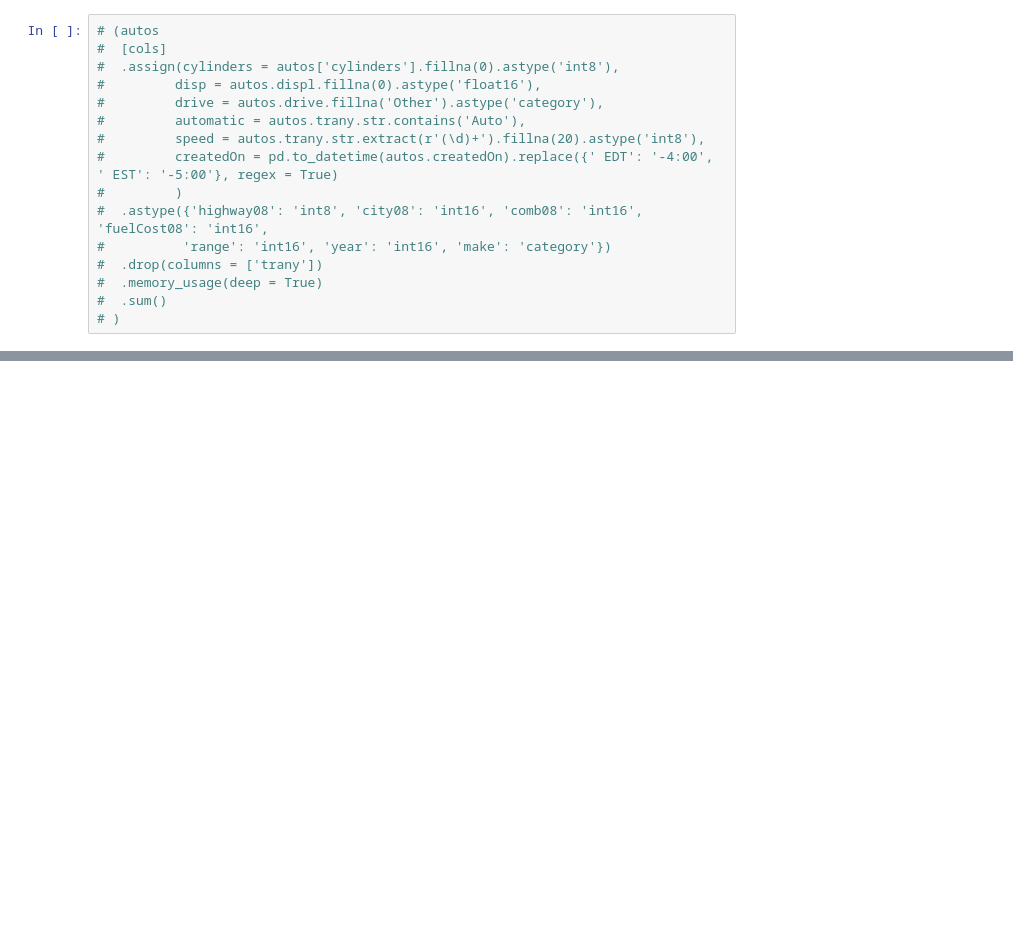
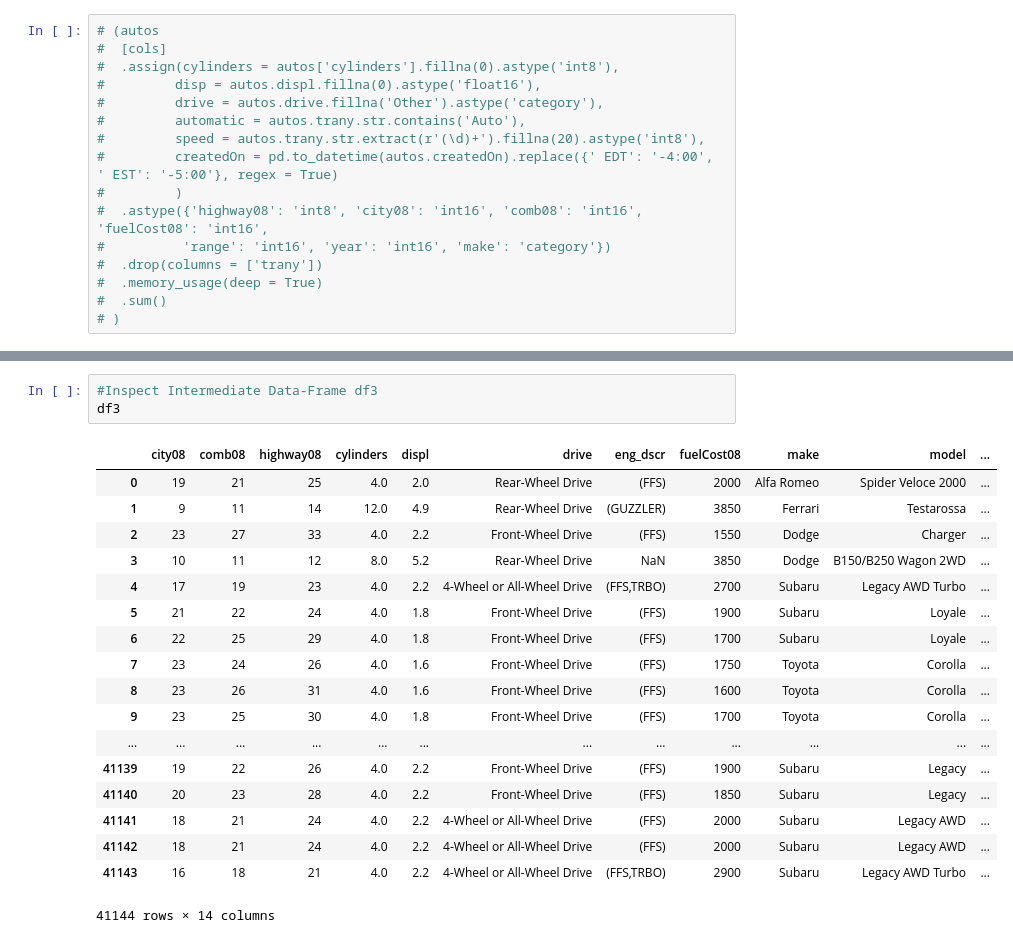
Before and after one commit to realfaiq/100-Days-of-Python, a Jupyter notebook: Data-Preprocessing/Pandas/7-Best Practices in Pandas.ipynb, the cells around one changed output, grey strips where cells are left out. Saved outputs shown, nothing was run; the diff lists cells and outputs as text; blank space fills up the shorter version.

```diff
--- a/Data-Preprocessing/Pandas/7-Best Practices in Pandas.ipynb
+++ b/Data-Preprocessing/Pandas/7-Best Practices in Pandas.ipynb
@@ -509,0 +680,22 @@ Name: count, dtype: int64
+# %%
+#Inspect Intermediate Data-Frame df3
+df3
+# %% [output]
+|  | city08 | comb08 | highway08 | cylinders | displ | drive | eng_dscr | fuelCost08 | make | model | ... |
+| 0 | 19 | 21 | 25 | 4.0 | 2.0 | Rear-Wheel Drive | (FFS) | 2000 | Alfa Romeo | Spider Veloce 2000 | ... |
+| 1 | 9 | 11 | 14 | 12.0 | 4.9 | Rear-Wheel Drive | (GUZZLER) | 3850 | Ferrari | Testarossa | ... |
+| 2 | 23 | 27 | 33 | 4.0 | 2.2 | Front-Wheel Drive | (FFS) | 1550 | Dodge | Charger | ... |
+| 3 | 10 | 11 | 12 | 8.0 | 5.2 | Rear-Wheel Drive | NaN | 3850 | Dodge | B150/B250 Wagon 2WD | ... |
+| 4 | 17 | 19 | 23 | 4.0 | 2.2 | 4-Wheel or All-Wheel Drive | (FFS,TRBO) | 2700 | Subaru | Legacy AWD Turbo | ... |
+| 5 | 21 | 22 | 24 | 4.0 | 1.8 | Front-Wheel Drive | (FFS) | 1900 | Subaru | Loyale | ... |
+| 6 | 22 | 25 | 29 | 4.0 | 1.8 | Front-Wheel Drive | (FFS) | 1700 | Subaru | Loyale | ... |
+| 7 | 23 | 24 | 26 | 4.0 | 1.6 | Front-Wheel Drive | (FFS) | 1750 | Toyota | Corolla | ... |
+| 8 | 23 | 26 | 31 | 4.0 | 1.6 | Front-Wheel Drive | (FFS) | 1600 | Toyota | Corolla | ... |
+| 9 | 23 | 25 | 30 | 4.0 | 1.8 | Front-Wheel Drive | (FFS) | 1700 | Toyota | Corolla | ... |
+| ... | ... | ... | ... | ... | ... | ... | ... | ... | ... | ... | ... |
+| 41139 | 19 | 22 | 26 | 4.0 | 2.2 | Front-Wheel Drive | (FFS) | 1900 | Subaru | Legacy | ... |
+| 41140 | 20 | 23 | 28 | 4.0 | 2.2 | Front-Wheel Drive | (FFS) | 1850 | Subaru | Legacy | ... |
+| 41141 | 18 | 21 | 24 | 4.0 | 2.2 | 4-Wheel or All-Wheel Drive | (FFS) | 2000 | Subaru | Legacy AWD | ... |
+| 41142 | 18 | 21 | 24 | 4.0 | 2.2 | 4-Wheel or All-Wheel Drive | (FFS) | 2000 | Subaru | Legacy AWD | ... |
+| 41143 | 16 | 18 | 21 | 4.0 | 2.2 | 4-Wheel or All-Wheel Drive | (FFS,TRBO) | 2900 | Subaru | Legacy AWD Turbo | ... |
+41144 rows × 14 columns
```
Also changed, not shown: parts of 28 cells of this notebook, 1 other file.
